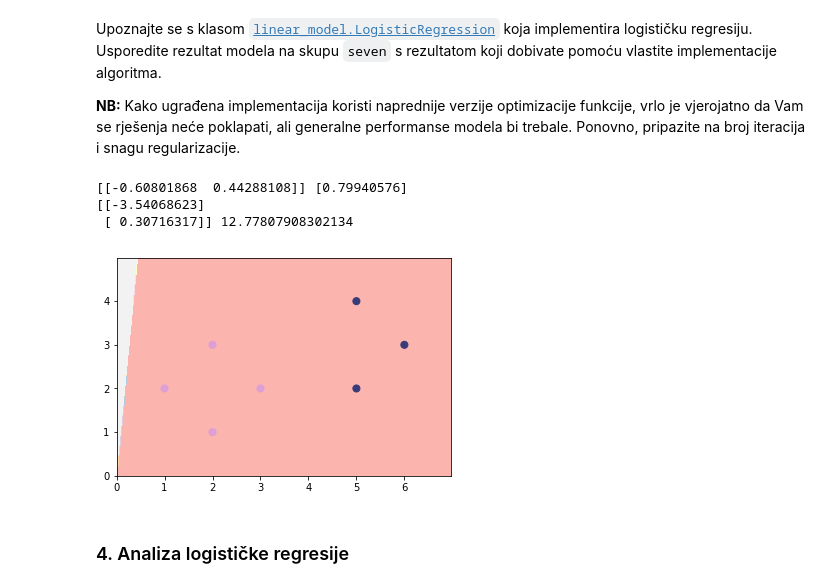
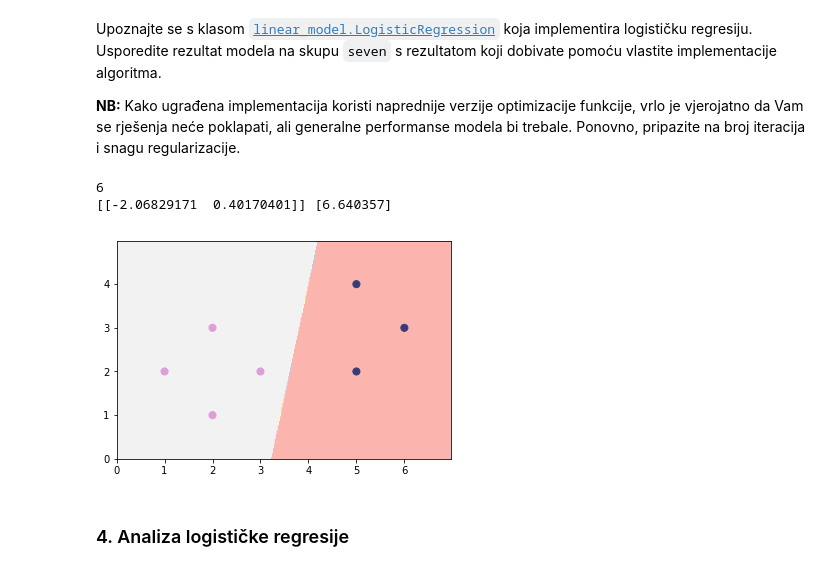
Before and after one commit to tkukurin/Lab.MachineLearning, a Jupyter notebook: lab02-2017.ipynb, the cells around one changed output. Cells and saved outputs as stored; diff of their text form; code cells hidden in the pictures.

```diff
--- a/lab02-2017.ipynb
+++ b/lab02-2017.ipynb
@@ -246,24 +261,21 @@ Upoznajte se s klasom [`linear_model.LogisticRegression`](http://scikit-learn.or
 # %%
 from sklearn.linear_model import LogisticRegression
 
-model = LogisticRegression()
+model = LogisticRegression(C=50)
 model.fit(seven_X, seven_y)
 
+print(model.n_iter_[0])
 print(model.coef_, model.intercept_)
-
-w, b, _ = lr_train(seven_X, seven_y, max_iter=100000)
-print(w, b)
 # %% [output]
-[[-0.60801868  0.44288108]] [0.79940576]
-[[-3.54068623]
- [ 0.30716317]] 12.77807908302134
+6
+[[-2.06829171  0.40170401]] [6.640357]
-# %%
-mlutils.plot_2d_clf_problem(
-  seven_X,
-  seven_y,
-  h=lambda x: lr_h(1, x, w) >= 0.5)
-# %% [output]
-[figure, removed]
+# %%
+mlutils.plot_2d_clf_problem(
+  seven_X,
+  seven_y,
+  model.predict)
+# %% [output]
+[figure, added]
 # %% [markdown]
 ### 4. Analiza logističke regresije
 # %% [markdown]
```
Also changed, not shown: parts of 17 cells of this notebook.
